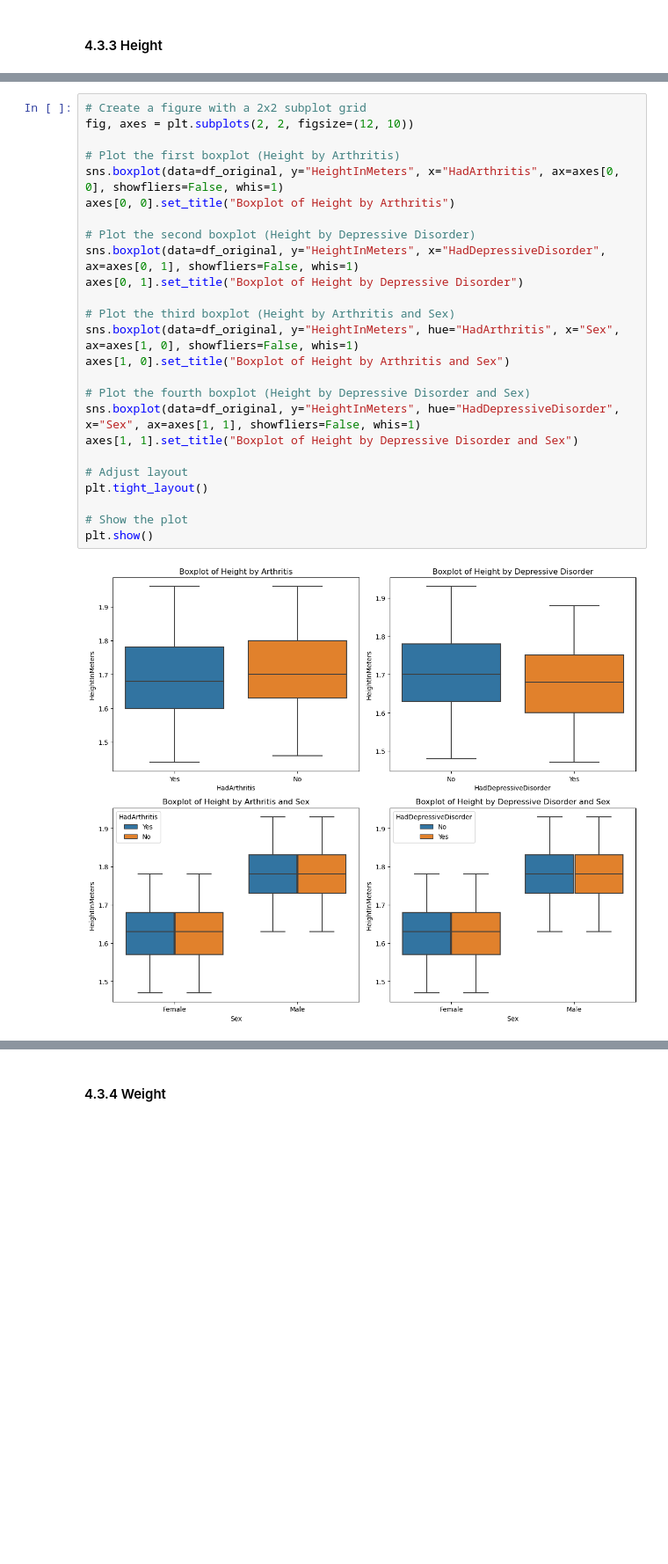
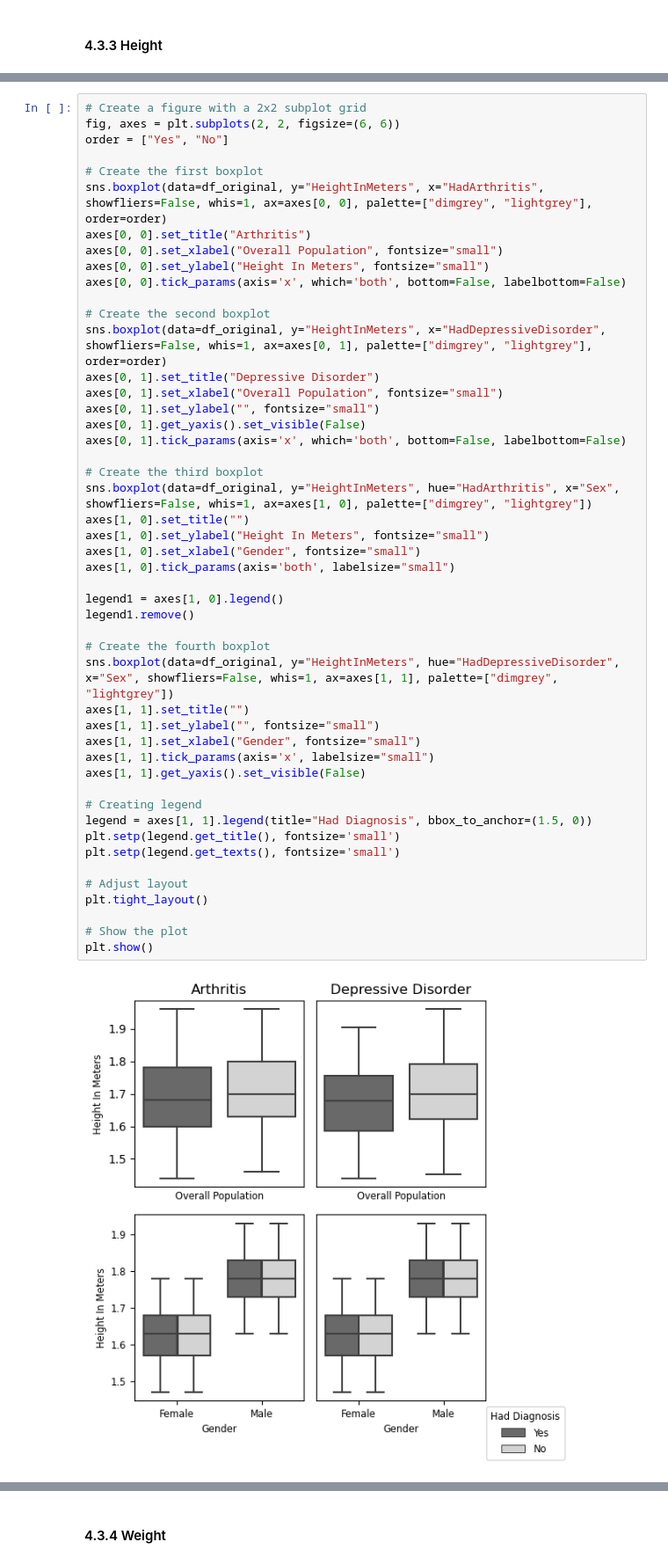
Before and after one commit to Thymin3/Heart-Disease-EDA-and-Visualization, a Jupyter notebook: Heart Disease EDA and Visualization.ipynb, the cells around one changed output, grey strips where cells are left out. Shown at 88% size. Saved outputs shown, nothing was run; the diff lists cells and outputs as text; blank space fills up the shorter version.

```diff
--- a/Heart Disease EDA and Visualization.ipynb
+++ b/Heart Disease EDA and Visualization.ipynb
@@ -1097,27 +1016,50 @@ plt.show()
 # %%
 # Create a figure with a 2x2 subplot grid
-fig, axes = plt.subplots(2, 2, figsize=(12, 10))
+fig, axes = plt.subplots(2, 2, figsize=(6, 6))
+order = ["Yes", "No"]
 
-# Plot the first boxplot (Height by Arthritis)
-sns.boxplot(data=df_original, y="HeightInMeters", x="HadArthritis", ax=axes[0, 0], showfliers=False, whis=1)
-axes[0, 0].set_title("Boxplot of Height by Arthritis")
+# Create the first boxplot
+sns.boxplot(data=df_original, y="HeightInMeters", x="HadArthritis", showfliers=False, whis=1, ax=axes[0, 0], palette=["dimgrey", "lightgrey"], order=order)
+axes[0, 0].set_title("Arthritis")
+axes[0, 0].set_xlabel("Overall Population", fontsize="small")
+axes[0, 0].set_ylabel("Height In Meters", fontsize="small")
+axes[0, 0].tick_params(axis='x', which='both', bottom=False, labelbottom=False)
 
-# Plot the second boxplot (Height by Depressive Disorder)
-sns.boxplot(data=df_original, y="HeightInMeters", x="HadDepressiveDisorder", ax=axes[0, 1], showfliers=False, whis=1)
-axes[0, 1].set_title("Boxplot of Height by Depressive Disorder")
+# Create the second boxplot
+sns.boxplot(data=df_original, y="HeightInMeters", x="HadDepressiveDisorder", showfliers=False, whis=1, ax=axes[0, 1], palette=["dimgrey", "lightgrey"], order=order)
+axes[0, 1].set_title("Depressive Disorder")
+axes[0, 1].set_xlabel("Overall Population", fontsize="small")
+axes[0, 1].set_ylabel("", fontsize="small")
+axes[0, 1].get_yaxis().set_visible(False)
+axes[0, 1].tick_params(axis='x', which='both', bottom=False, labelbottom=False)
 
-# Plot the third boxplot (Height by Arthritis and Sex)
-sns.boxplot(data=df_original, y="HeightInMeters", hue="HadArthritis", x="Sex", ax=axes[1, 0], showfliers=False, whis=1)
-axes[1, 0].set_title("Boxplot of Height by Arthritis and Sex")
+# Create the third boxplot
+sns.boxplot(data=df_original, y="HeightInMeters", hue="HadArthritis", x="Sex", showfliers=False, whis=1, ax=axes[1, 0], palette=["dimgrey", "lightgrey"])
+axes[1, 0].set_title("")
+axes[1, 0].set_ylabel("Height In Meters", fontsize="small")
+axes[1, 0].set_xlabel("Gender", fontsize="small")
+axes[1, 0].tick_params(axis='both', labelsize="small")
 
-# Plot the fourth boxplot (Height by Depressive Disorder and Sex)
-sns.boxplot(data=df_original, y="HeightInMeters", hue="HadDepressiveDisorder", x="Sex", ax=axes[1, 1], showfliers=False, whis=1)
-axes[1, 1].set_title("Boxplot of Height by Depressive Disorder and Sex")
+legend1 = axes[1, 0].legend()
+legend1.remove()
+
+# Create the fourth boxplot
+sns.boxplot(data=df_original, y="HeightInMeters", hue="HadDepressiveDisorder", x="Sex", showfliers=False, whis=1, ax=axes[1, 1], palette=["dimgrey", "lightgrey"])
+axes[1, 1].set_title("")
+axes[1, 1].set_ylabel("", fontsize="small")
+axes[1, 1].set_xlabel("Gender", fontsize="small")
+axes[1, 1].tick_params(axis='x', labelsize="small")
+axes[1, 1].get_yaxis().set_visible(False)
+
+# Creating legend
+legend = axes[1, 1].legend(title="Had Diagnosis", bbox_to_anchor=(1.5, 0))
+plt.setp(legend.get_title(), fontsize='small')
+plt.setp(legend.get_texts(), fontsize='small')
 
 # Adjust layout
 plt.tight_layout()
 
 # Show the plot
 plt.show()
 # %% [output]
-[figure, old version]
+[figure, new version]
```
Also changed, not shown: parts of 28 cells of this notebook, 1 other file.
